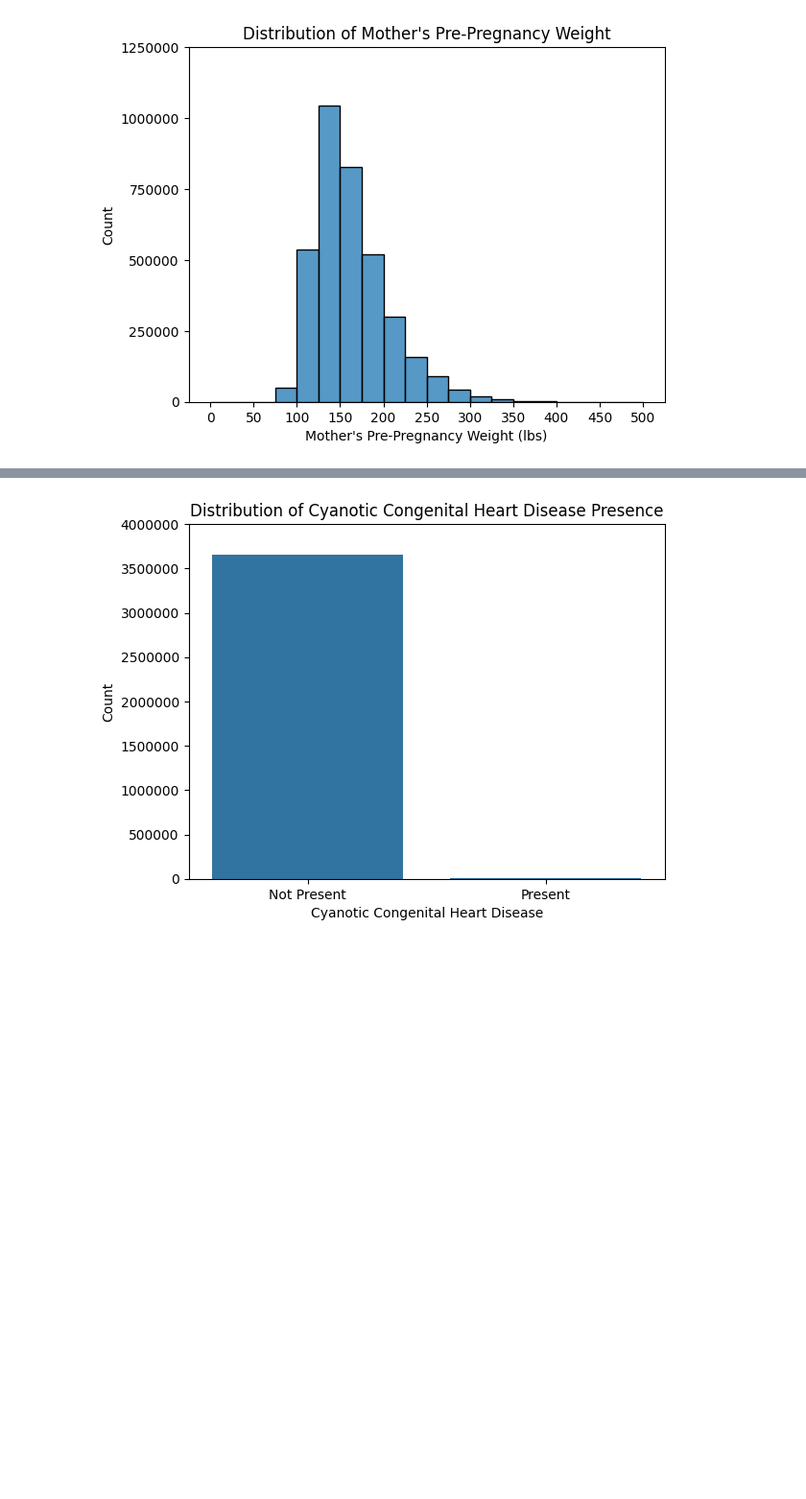
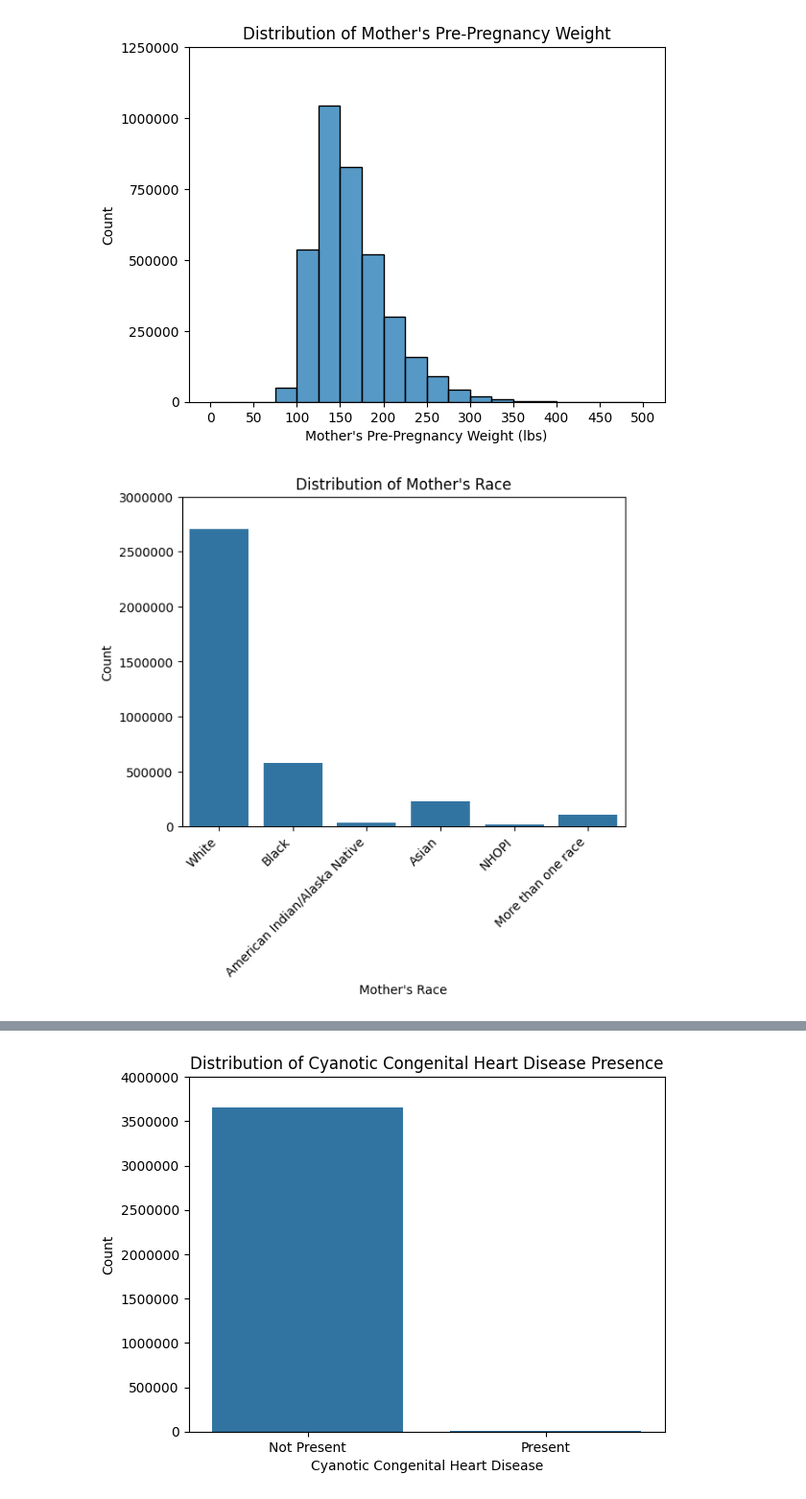
Before and after one commit to shroommu/natality-stats, a Jupyter notebook: dev/notebooks/exploratory/down_syndrome/02_data_exploration.ipynb, the cells around one changed output, grey strips where cells are left out. Shown at 96% size. Cells and saved outputs as stored; diff of their text form; code cells hidden in the pictures; blank space fills up the shorter version.

```diff
--- a/dev/notebooks/exploratory/down_syndrome/02_data_exploration.ipynb
+++ b/dev/notebooks/exploratory/down_syndrome/02_data_exploration.ipynb
@@ -283,6 +283,33 @@ pre_pregnancy_weight_bar_ax.set_ylabel("Count")
 plt.show()
 # %% [output]
 [figure]
+# %%
+mothers_race_value_counts = df["mothers_race_recode_6"].value_counts()
+
+mothers_race_ax = sns.barplot(
+    x=mothers_race_value_counts.index,
+    y=mothers_race_value_counts.values,
+)
+mothers_race_ax.set_title("Distribution of Mother's Race")
+mothers_race_ax.set_xlabel("Mother's Race")
+mothers_race_ax.set_ylabel("Count")
+mothers_race_ax.set_yticks(range(0, 3000001, 500000), labels=range(0, 3000001, 500000))
+mothers_race_ax.set_xticklabels(
+    [
+        "White",
+        "Black",
+        "American Indian/Alaska Native",
+        "Asian",
+        "NHOPI",
+        "More than one race",
+    ],
+    rotation=45,
+    ha="right",
+)
+
+plt.show()
+# %% [output]
+[figure, added]
 # %%
 mothers_hispanic_origin_value_counts = df[
     "mothers_hispanic_origin_recode"
```
Also changed, not shown: parts of 10 cells of this notebook.
